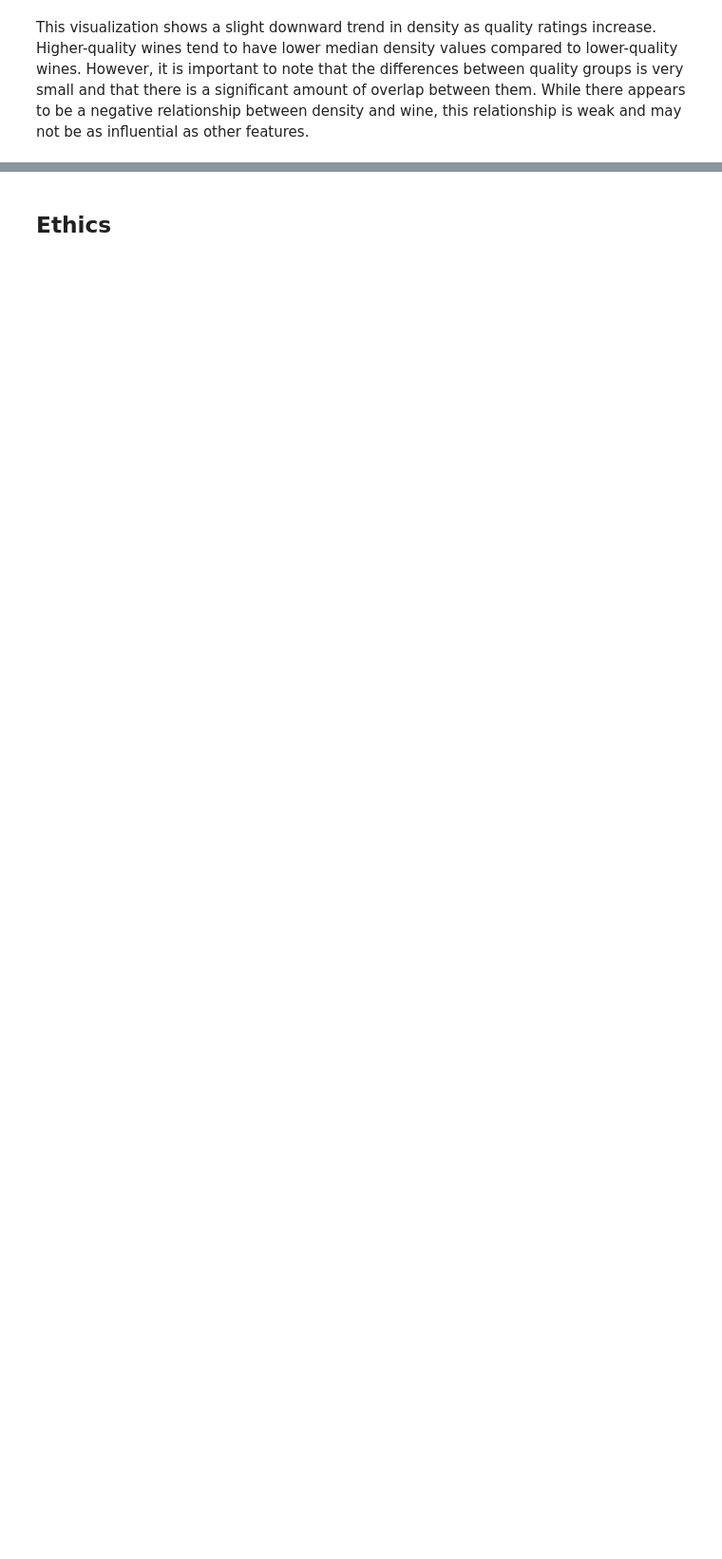
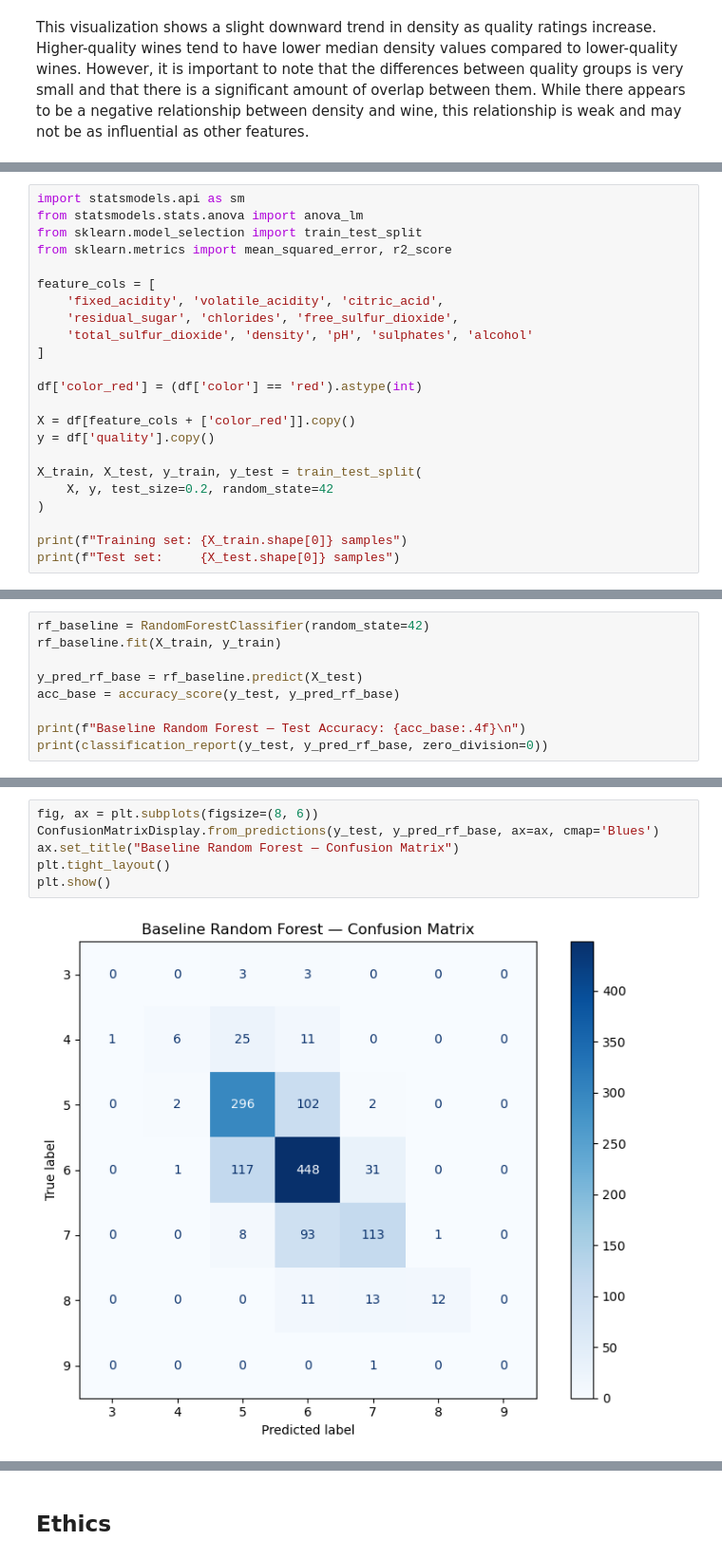
Before and after one commit to COGS108/Group043_WI26, a Jupyter notebook: 03-FinalProject.ipynb, the cells around one changed output, grey strips where cells are left out. Shown at 95% size. Drawn from its saved outputs; the diff is of its cells as text; blank space fills up the shorter version.

Commit message:
feat: Add OLS regression and Random Forest analyses with narrative text

```diff
--- a/03-FinalProject.ipynb
+++ b/03-FinalProject.ipynb
@@ -479,0 +468,23 @@ Some more words and stuff.  Remember notebooks work best if you interleave the c
+# %%
+import statsmodels.api as sm
+from statsmodels.stats.anova import anova_lm
+from sklearn.model_selection import train_test_split
+from sklearn.metrics import mean_squared_error, r2_score
+
+feature_cols = [
+    'fixed_acidity', 'volatile_acidity', 'citric_acid',
+    'residual_sugar', 'chlorides', 'free_sulfur_dioxide',
+    'total_sulfur_dioxide', 'density', 'pH', 'sulphates', 'alcohol'
+]
+
+df['color_red'] = (df['color'] == 'red').astype(int)
+
+X = df[feature_cols + ['color_red']].copy()
+y = df['quality'].copy()
+
+X_train, X_test, y_train, y_test = train_test_split(
+    X, y, test_size=0.2, random_state=42
+)
+
+print(f"Training set: {X_train.shape[0]} samples")
+print(f"Test set:     {X_test.shape[0]} samples")
@@ -479,0 +650,9 @@ Some more words and stuff.  Remember notebooks work best if you interleave the c
+# %%
+rf_baseline = RandomForestClassifier(random_state=42)
+rf_baseline.fit(X_train, y_train)
+
+y_pred_rf_base = rf_baseline.predict(X_test)
+acc_base = accuracy_score(y_test, y_pred_rf_base)
+
+print(f"Baseline Random Forest — Test Accuracy: {acc_base:.4f}\n")
+print(classification_report(y_test, y_pred_rf_base, zero_division=0))
@@ -479,0 +675,8 @@ Some more words and stuff.  Remember notebooks work best if you interleave the c
+# %%
+fig, ax = plt.subplots(figsize=(8, 6))
+ConfusionMatrixDisplay.from_predictions(y_test, y_pred_rf_base, ax=ax, cmap='Blues')
+ax.set_title("Baseline Random Forest — Confusion Matrix")
+plt.tight_layout()
+plt.show()
+# %% [output]
+[figure, added]
```
Also changed, not shown: parts of 35 cells of this notebook.
